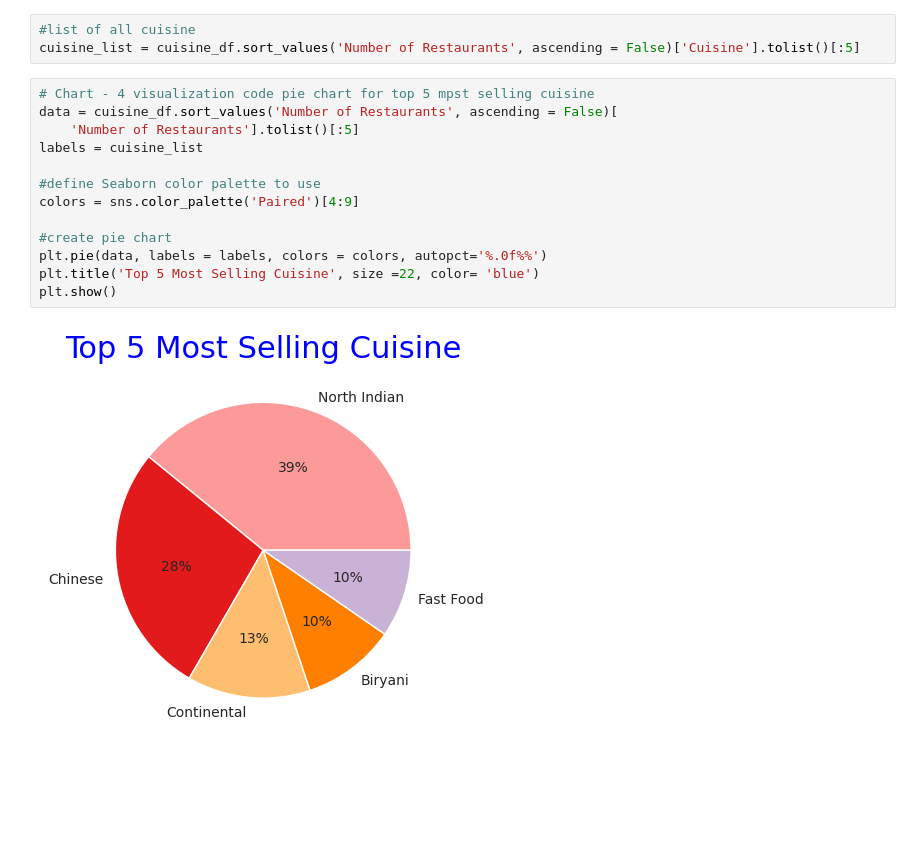
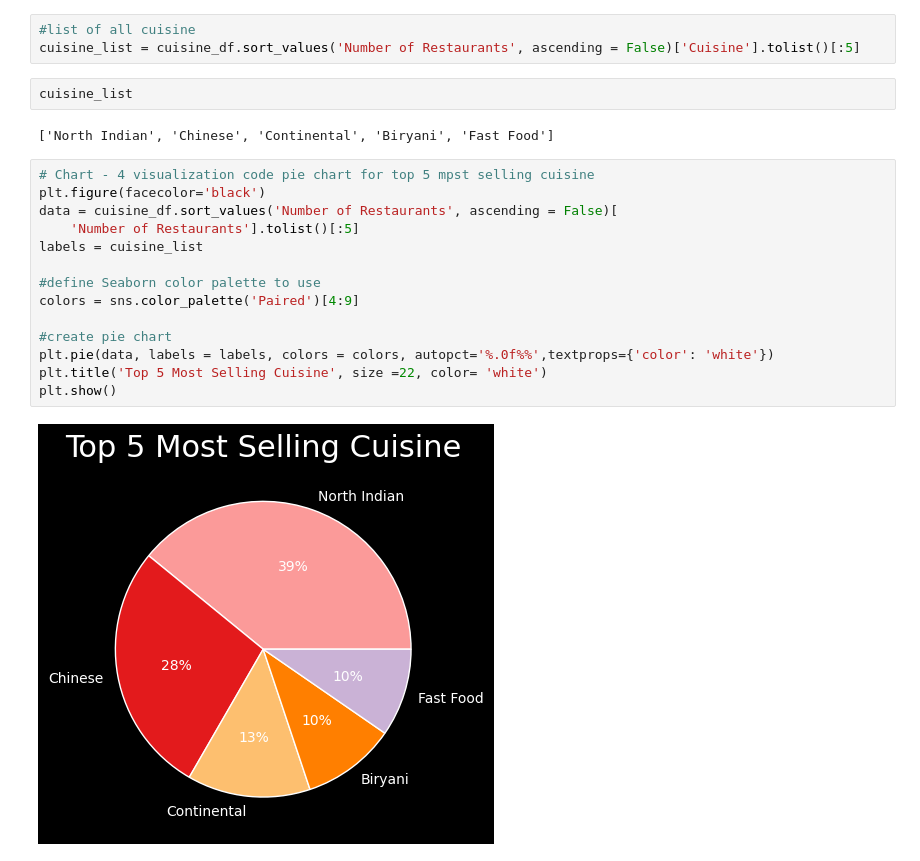
Before and after one commit to pi-mishra/Zomato-Restaurant-Clustering-And-Sentiment-Analysis, a Jupyter notebook: Zomato_Restaurant_Clustering_And_Sentiment_Analysis.ipynb, the cells around one changed output. Saved outputs shown, nothing was run; the diff lists cells and outputs as text; blank space fills up the shorter version.

```diff
--- a/Zomato_Restaurant_Clustering_And_Sentiment_Analysis.ipynb
+++ b/Zomato_Restaurant_Clustering_And_Sentiment_Analysis.ipynb
@@ -704,21 +714,26 @@ Chart - 4 Proportion of Cuisine Sold by Most Restaurant
 # %%
 #list of all cuisine
 cuisine_list = cuisine_df.sort_values('Number of Restaurants', ascending = False)['Cuisine'].tolist()[:5]
+# %%
+cuisine_list
+# %% [output]
+['North Indian', 'Chinese', 'Continental', 'Biryani', 'Fast Food']
 # %%
 # Chart - 4 visualization code pie chart for top 5 mpst selling cuisine
+plt.figure(facecolor='black')
 data = cuisine_df.sort_values('Number of Restaurants', ascending = False)[
     'Number of Restaurants'].tolist()[:5]
 labels = cuisine_list
 
 #define Seaborn color palette to use
 colors = sns.color_palette('Paired')[4:9]
 
 #create pie chart
-plt.pie(data, labels = labels, colors = colors, autopct='%.0f%%')
-plt.title('Top 5 Most Selling Cuisine', size =22, color= 'blue')
+plt.pie(data, labels = labels, colors = colors, autopct='%.0f%%',textprops={'color': 'white'})
+plt.title('Top 5 Most Selling Cuisine', size =22, color= 'white')
 plt.show()
 # %% [output]
-[figure, old version]
+[figure, new version]
 # %%
 #wordcloud for Cuisine
 # storind all cuisine in form of text
```
Also changed, not shown: parts of 20 cells of this notebook.
